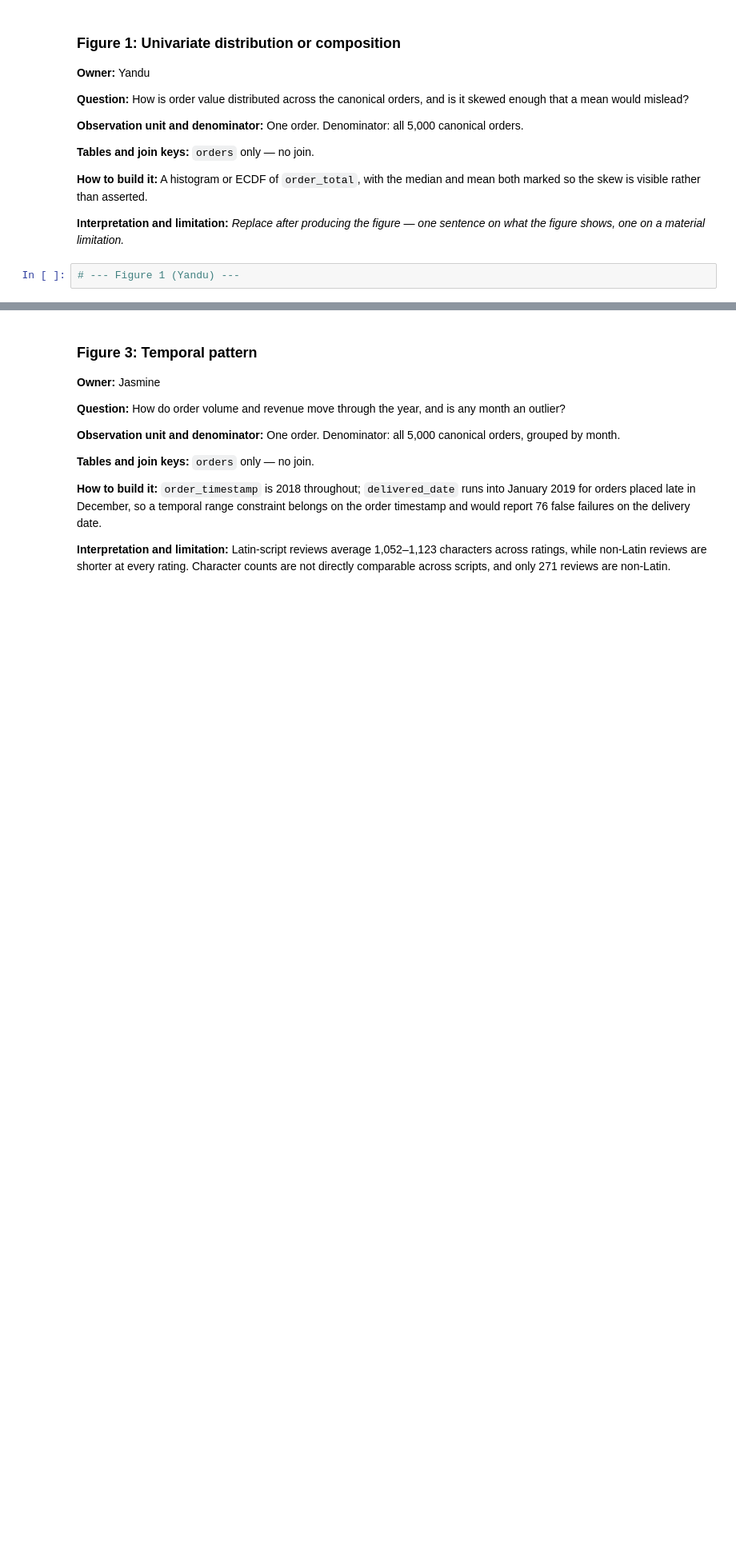
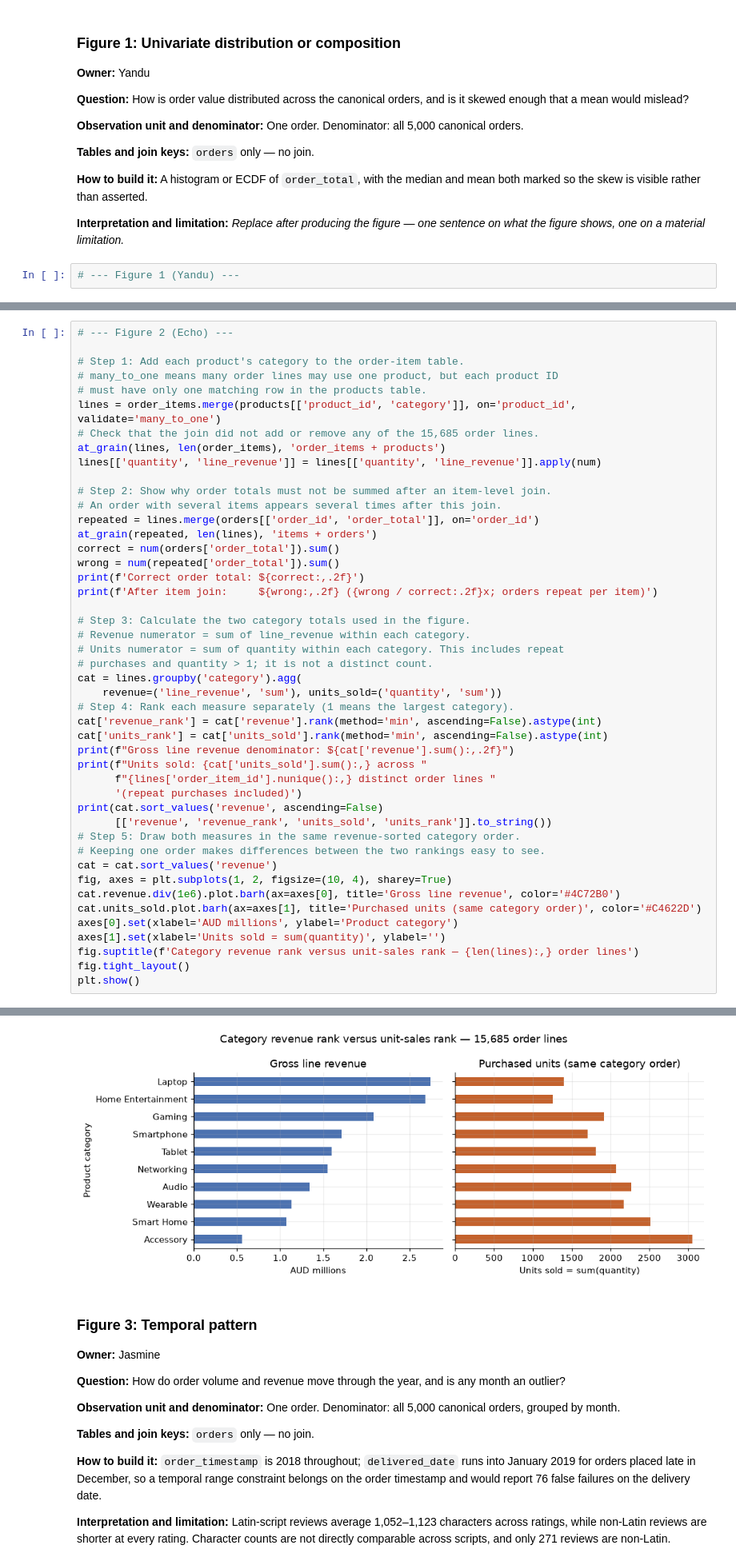
Before and after one commit to EchoZhao1998/5296-A1, a Jupyter notebook: 00_Master/Group001_EDA.ipynb, the cells around one changed output, grey strips where cells are left out. Shown at 80% size. Drawn from its saved outputs; the diff is of its cells as text; blank space fills up the shorter version.

```diff
--- a/00_Master/Group001_EDA.ipynb
+++ b/00_Master/Group001_EDA.ipynb
@@ -259,0 +229,47 @@ After item join:     $52,722,538.16 (3.53x; orders repeat per item)
+# %%
+# --- Figure 2 (Echo) ---
+
+# Step 1: Add each product's category to the order-item table.
+# many_to_one means many order lines may use one product, but each product ID
+# must have only one matching row in the products table.
+lines = order_items.merge(products[['product_id', 'category']], on='product_id', validate='many_to_one')
+# Check that the join did not add or remove any of the 15,685 order lines.
+at_grain(lines, len(order_items), 'order_items + products')
+lines[['quantity', 'line_revenue']] = lines[['quantity', 'line_revenue']].apply(num)
+
+# Step 2: Show why order totals must not be summed after an item-level join.
+# An order with several items appears several times after this join.
+repeated = lines.merge(orders[['order_id', 'order_total']], on='order_id')
+at_grain(repeated, len(lines), 'items + orders')
+correct = num(orders['order_total']).sum()
+wrong = num(repeated['order_total']).sum()
+print(f'Correct order total: ${correct:,.2f}')
+print(f'After item join:     ${wrong:,.2f} ({wrong / correct:.2f}x; orders repeat per item)')
+
+# Step 3: Calculate the two category totals used in the figure.
+# Revenue numerator = sum of line_revenue within each category.
+# Units numerator = sum of quantity within each category. This includes repeat
+# purchases and quantity > 1; it is not a distinct count.
+cat = lines.groupby('category').agg(
+    revenue=('line_revenue', 'sum'), units_sold=('quantity', 'sum'))
+# Step 4: Rank each measure separately (1 means the largest category).
+cat['revenue_rank'] = cat['revenue'].rank(method='min', ascending=False).astype(int)
+cat['units_rank'] = cat['units_sold'].rank(method='min', ascending=False).astype(int)
+print(f"Gross line revenue denominator: ${cat['revenue'].sum():,.2f}")
+print(f"Units sold: {cat['units_sold'].sum():,} across "
+      f"{lines['order_item_id'].nunique():,} distinct order lines "
+      '(repeat purchases included)')
+print(cat.sort_values('revenue', ascending=False)
+      [['revenue', 'revenue_rank', 'units_sold', 'units_rank']].to_string())
+# Step 5: Draw both measures in the same revenue-sorted category order.
+# Keeping one order makes differences between the two rankings easy to see.
+cat = cat.sort_values('revenue')
+fig, axes = plt.subplots(1, 2, figsize=(10, 4), sharey=True)
+cat.revenue.div(1e6).plot.barh(ax=axes[0], title='Gross line revenue', color='#4C72B0')
+cat.units_sold.plot.barh(ax=axes[1], title='Purchased units (same category order)', color='#C4622D')
+axes[0].set(xlabel='AUD millions', ylabel='Product category')
+axes[1].set(xlabel='Units sold = sum(quantity)', ylabel='')
+fig.suptitle(f'Category revenue rank versus unit-sales rank — {len(lines):,} order lines')
+fig.tight_layout()
+plt.show()
+# %% [output]
@@ -260,3 +294,4 @@ After item join:     $52,722,538.16 (3.53x; orders repeat per item)
+[figure, added]
 # %% [markdown]
 ### Figure 3: Temporal pattern
 
```
Also changed, not shown: parts of 11 cells of this notebook, 4 other files.
